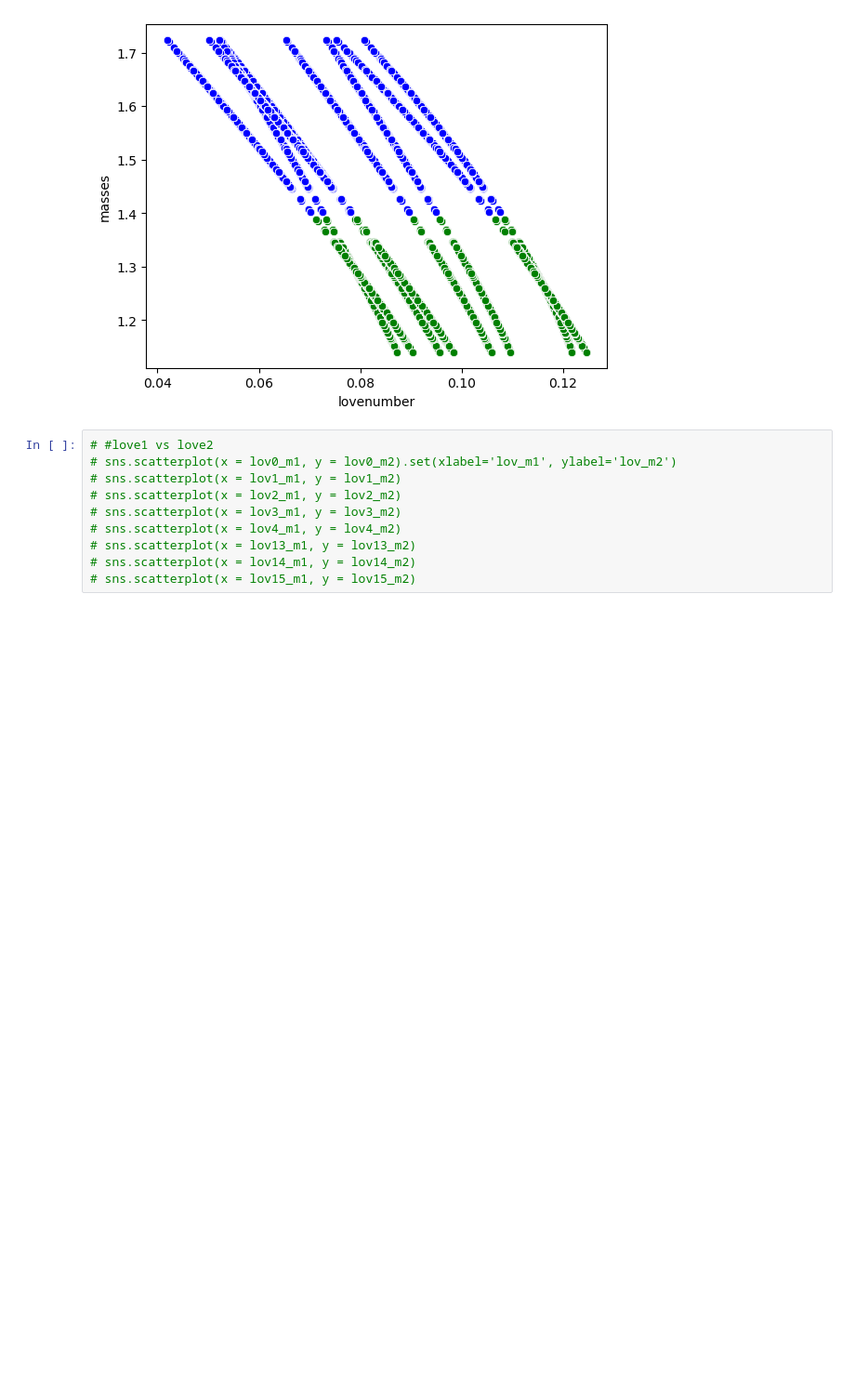
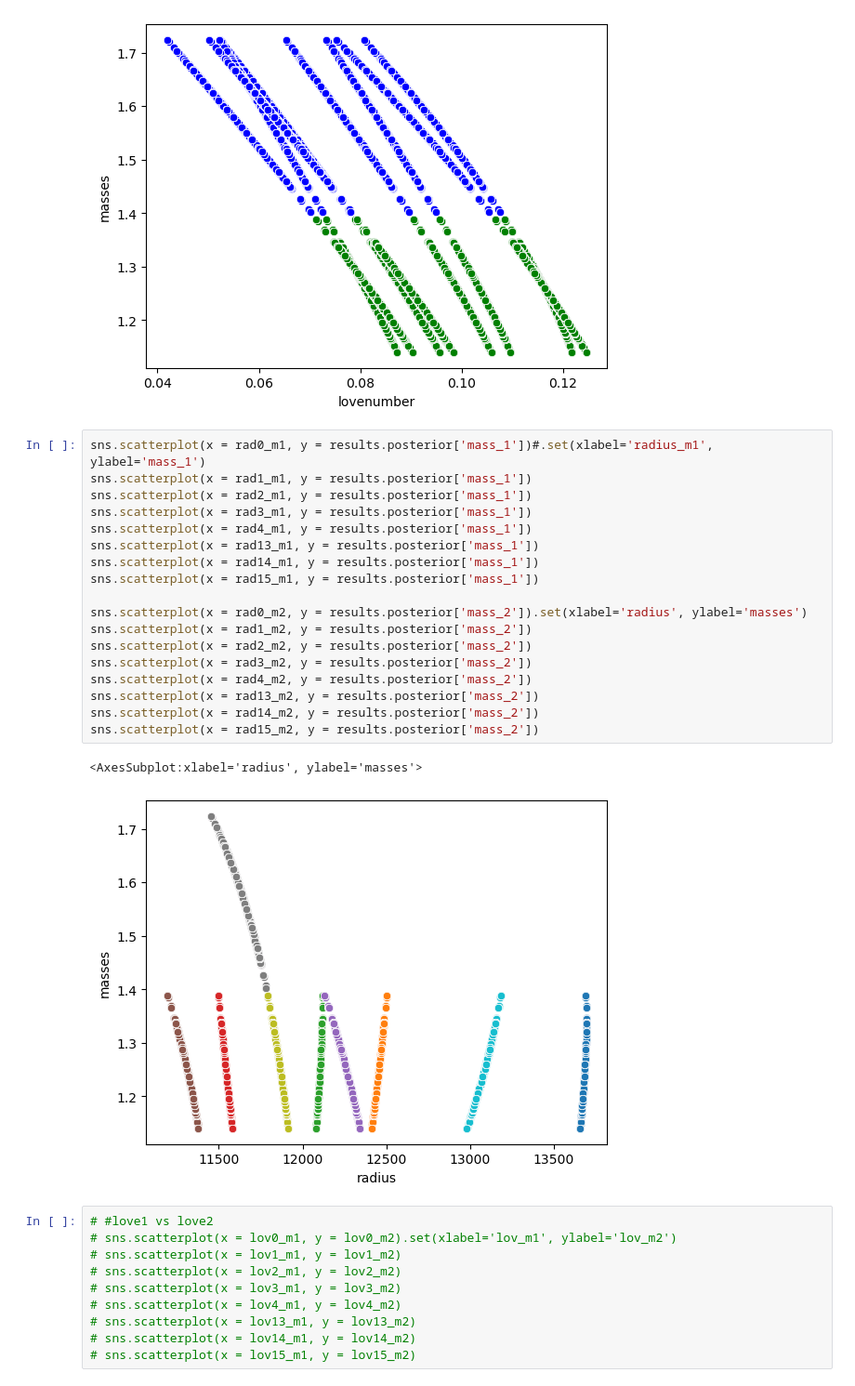
Before and after one commit to daniellmarc/Binary_Love, a Jupyter notebook: Test_extract_EOS.ipynb, the cells around one changed output. Shown at 93% size. Cells and saved outputs as stored; diff of their text form; blank space fills up the shorter version.

Commit message:
diagonistic scatter plots

```diff
--- a/Test_extract_EOS.ipynb
+++ b/Test_extract_EOS.ipynb
@@ -377,6 +377,27 @@ sns.scatterplot(x = lov15_m2, y = results.posterior['mass_2'],color = "green")
 # %% [output]
 <AxesSubplot:xlabel='lovenumber', ylabel='masses'>
 [figure]
+# %%
+sns.scatterplot(x = rad0_m1, y = results.posterior['mass_1'])#.set(xlabel='radius_m1', ylabel='mass_1')
+sns.scatterplot(x = rad1_m1, y = results.posterior['mass_1'])
+sns.scatterplot(x = rad2_m1, y = results.posterior['mass_1'])
+sns.scatterplot(x = rad3_m1, y = results.posterior['mass_1'])
+sns.scatterplot(x = rad4_m1, y = results.posterior['mass_1'])
+sns.scatterplot(x = rad13_m1, y = results.posterior['mass_1'])
+sns.scatterplot(x = rad14_m1, y = results.posterior['mass_1'])
+sns.scatterplot(x = rad15_m1, y = results.posterior['mass_1'])
+
+sns.scatterplot(x = rad0_m2, y = results.posterior['mass_2']).set(xlabel='radius', ylabel='masses')
+sns.scatterplot(x = rad1_m2, y = results.posterior['mass_2'])
+sns.scatterplot(x = rad2_m2, y = results.posterior['mass_2'])
+sns.scatterplot(x = rad3_m2, y = results.posterior['mass_2'])
+sns.scatterplot(x = rad4_m2, y = results.posterior['mass_2'])
+sns.scatterplot(x = rad13_m2, y = results.posterior['mass_2'])
+sns.scatterplot(x = rad14_m2, y = results.posterior['mass_2'])
+sns.scatterplot(x = rad15_m2, y = results.posterior['mass_2'])
+# %% [output]
+<AxesSubplot:xlabel='radius', ylabel='masses'>
+[figure, added]
 # %%
 # #love1 vs love2
 # sns.scatterplot(x = lov0_m1, y = lov0_m2).set(xlabel='lov_m1', ylabel='lov_m2')
```
